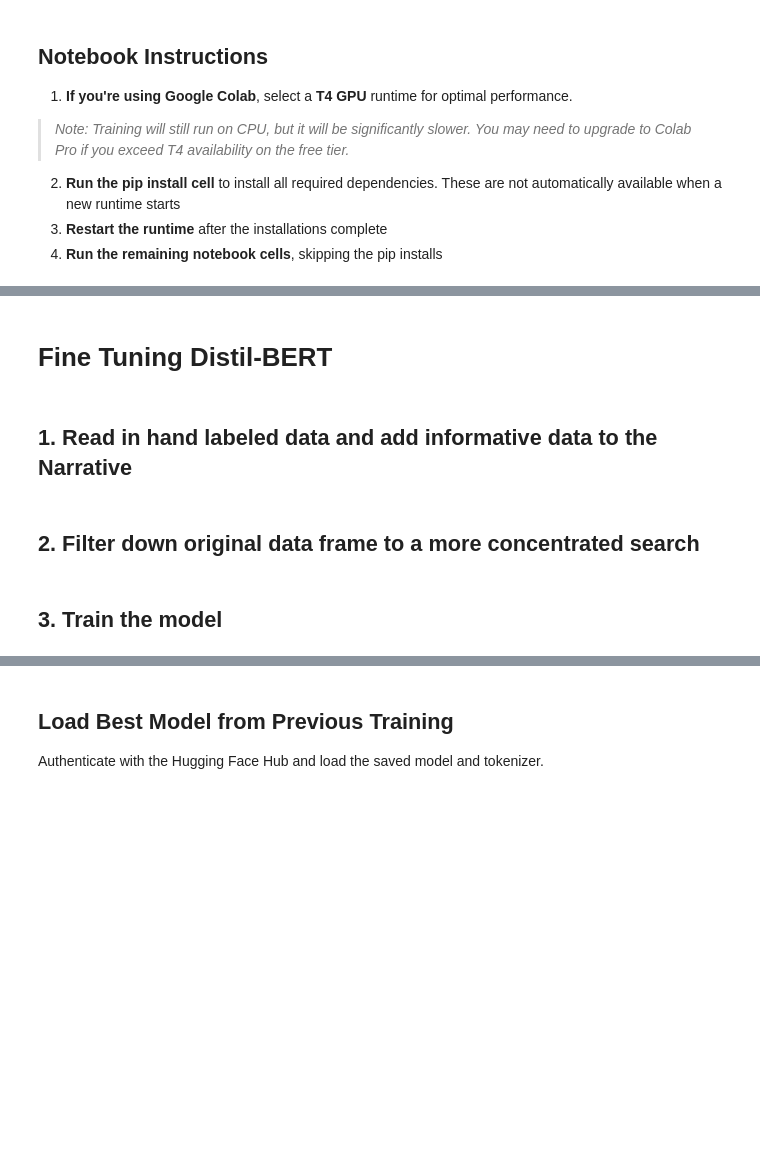
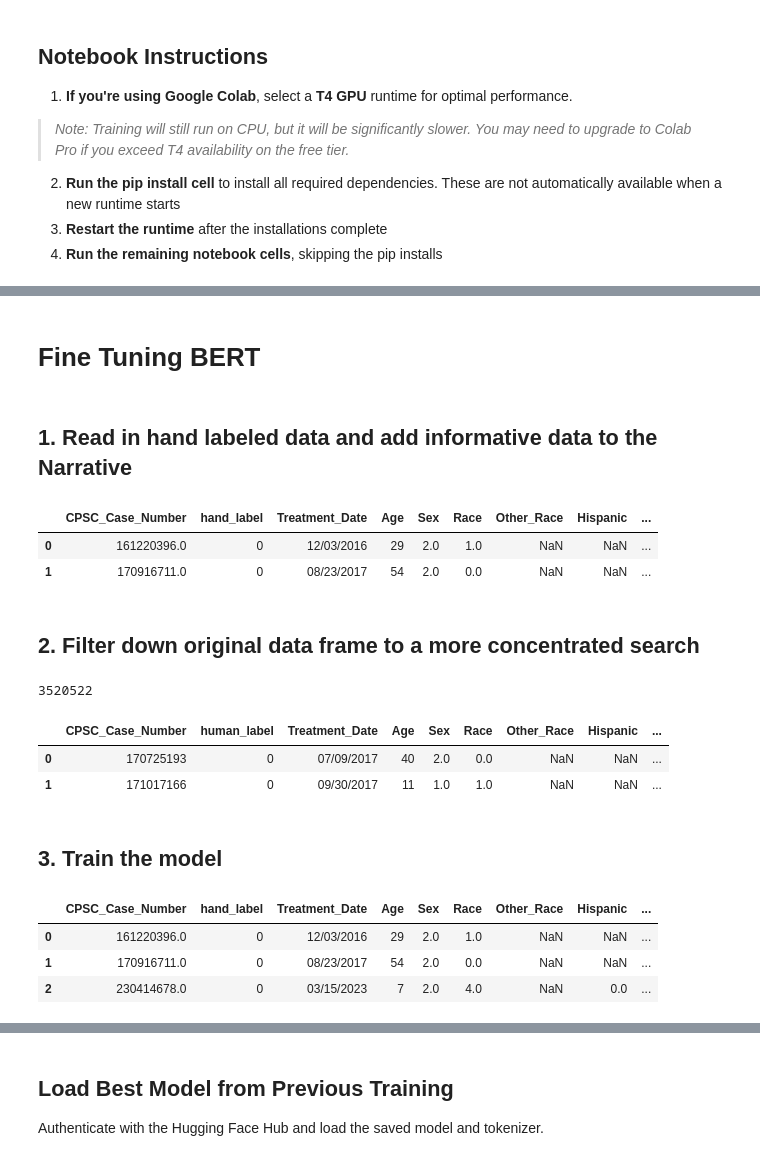
Before and after one commit to DevJGraham/neiss_pedestrian_accounts, a Jupyter notebook: neiss_colab.ipynb, the cells around one changed output, grey strips where cells are left out. Saved outputs shown, nothing was run; the diff lists cells and outputs as text; code cells hidden in the pictures; blank space fills up the shorter version.

```diff
--- a/neiss_colab.ipynb
+++ b/neiss_colab.ipynb
@@ -58,12 +70,13 @@ len(df)
 # Drop records with missing Narrative_1 data
 df.drop(df[df['Narrative_1'].isnull()].index, axis=0, inplace=True)
 # %% [markdown]
-# Fine Tuning Distil-BERT
+# Fine Tuning BERT
 # %% [markdown]
 ## 1. Read in hand labeled data and add informative data to the Narrative
 # %%
 # Reading in the pre-labeled data
-labeled_df = pd.read_csv("./neiss_data/labeled_data/hand_labeled_samples_487.csv")
+# 939 labeled samples
+labeled_df = pd.read_csv("./neiss_data/labeled_data/hand_labeled_939.csv", index_col=0)
 # %%
 # Function to concatentate all useful information along with the narrative
 def concat_narrative(row):
@@ -80,3 +92,13 @@ labeled_df['concat_narrative']
+# %%
+labeled_df.head(2)
+# %% [output]
+|  | CPSC_Case_Number | hand_label | Treatment_Date | Age | Sex | Race | Other_Race | Hispanic | ... |
+| 0 | 161220396.0 | 0 | 12/03/2016 | 29 | 2.0 | 1.0 | NaN | NaN | ... |
+| 1 | 170916711.0 | 0 | 08/23/2017 | 54 | 2.0 | 0.0 | NaN | NaN | ... |
 # %% [markdown]
 ## 2. Filter down original data frame to a more concentrated search
+# %%
+len(df)
+# %% [output]
+3520522
 # %%
@@ -137,6 +120,15 @@ holdout = pd.concat([group_a, group_b, group_c], axis=0)
 # %%
-holdout.head()
+holdout.head(2)
+# %% [output]
+|  | CPSC_Case_Number | human_label | Treatment_Date | Age | Sex | Race | Other_Race | Hispanic | ... |
+| 0 | 170725193 | 0 | 07/09/2017 | 40 | 2.0 | 0.0 | NaN | NaN | ... |
+| 1 | 171017166 | 0 | 09/30/2017 | 11 | 1.0 | 1.0 | NaN | NaN | ... |
 # %% [markdown]
 ## 3. Train the model
 # %%
 labeled_df.head(3)
+# %% [output]
+|  | CPSC_Case_Number | hand_label | Treatment_Date | Age | Sex | Race | Other_Race | Hispanic | ... |
+| 0 | 161220396.0 | 0 | 12/03/2016 | 29 | 2.0 | 1.0 | NaN | NaN | ... |
+| 1 | 170916711.0 | 0 | 08/23/2017 | 54 | 2.0 | 0.0 | NaN | NaN | ... |
+| 2 | 230414678.0 | 0 | 03/15/2023 | 7 | 2.0 | 4.0 | NaN | 0.0 | ... |
```
Also changed, not shown: parts of 64 cells of this notebook.
